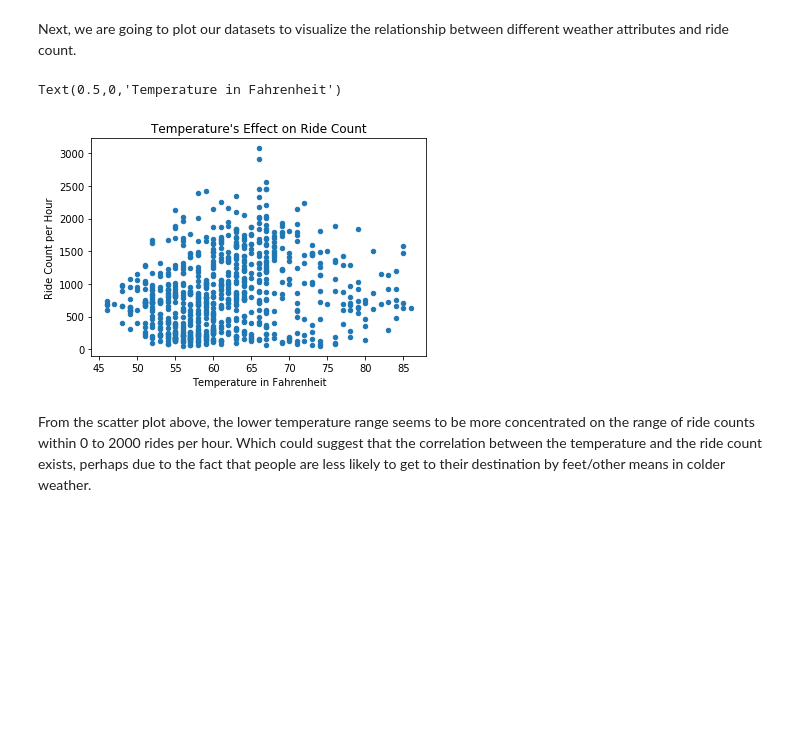
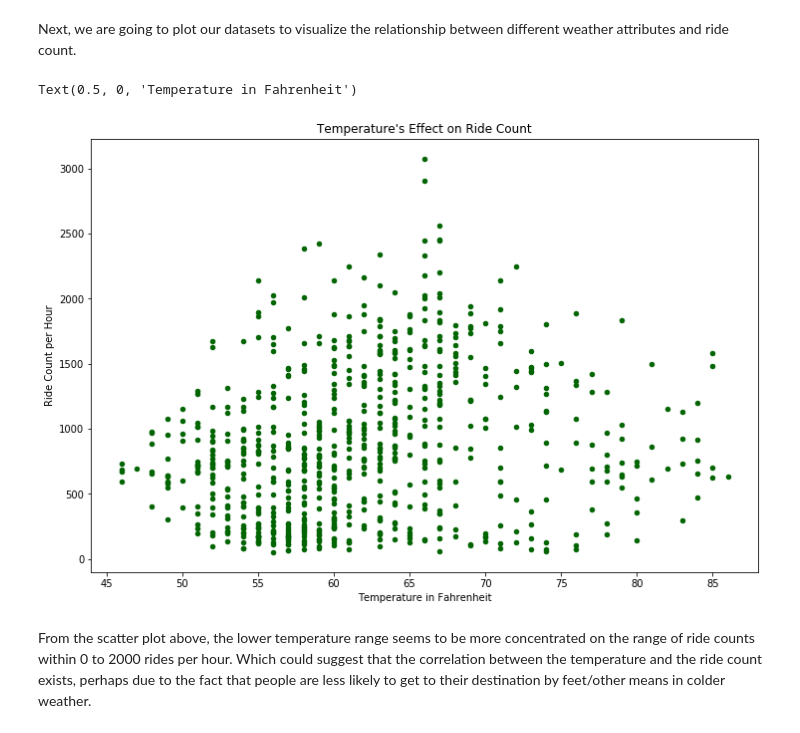
Before and after one commit to zil011/COGS108_Final_Project, a Jupyter notebook: FinalProject.ipynb, the cells around one changed output. Saved outputs shown, nothing was run; the diff lists cells and outputs as text; code cells hidden in the pictures; blank space fills up the shorter version.

```diff
--- a/FinalProject.ipynb
+++ b/FinalProject.ipynb
@@ -410,16 +410,19 @@ Based on the correlation above, the ride count has a positive correlation with t
 Next, we are going to plot our datasets to visualize the relationship between different weather attributes and ride count.
 # %%
 # Scatter Plot of Temperature and Ride Count
-df.plot.scatter('temperature', 'ride_count')
+df.plot.scatter('temperature', 'ride_count', color="darkgreen",
+                                                            linestyle='None',
+                                                            figsize=(12, 8),
+                                                            subplots=True)
 # Can we include a prediction line? something like below?
 #plt.plot([x / 1.0 for x in range(0, 25, 1)], df['temp_diff', c = 'Red'])
 ax=plt.gca()
 ax.set_title('Temperature\'s Effect on Ride Count')
 ax.set_ylabel('Ride Count per Hour')
 ax.set_xlabel('Temperature in Fahrenheit')
 # %% [output]
-Text(0.5,0,'Temperature in Fahrenheit')
+Text(0.5, 0, 'Temperature in Fahrenheit')
-[figure, old version]
+[figure, new version]
 # %% [markdown]
 From the scatter plot above, the lower temperature range seems to be more concentrated on the range of ride counts within 0 to 2000 rides per hour. Which could suggest that the correlation between the temperature and the ride count exists, perhaps due to the fact that people are less likely to get to their destination by feet/other means in colder weather.
 # %%
```
Also changed, not shown: parts of 6 cells of this notebook.
